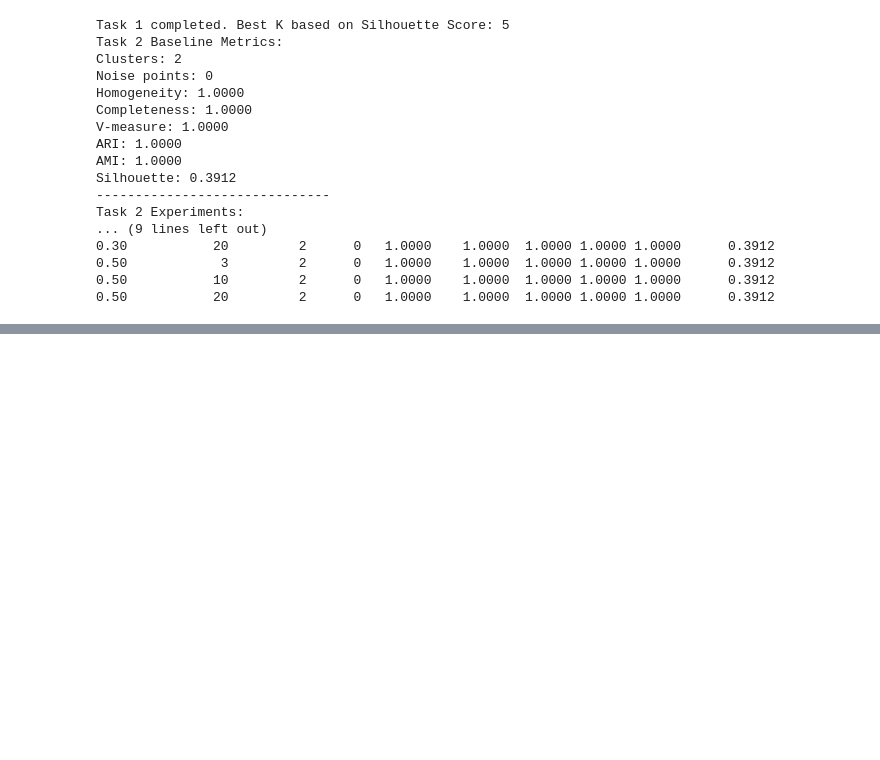
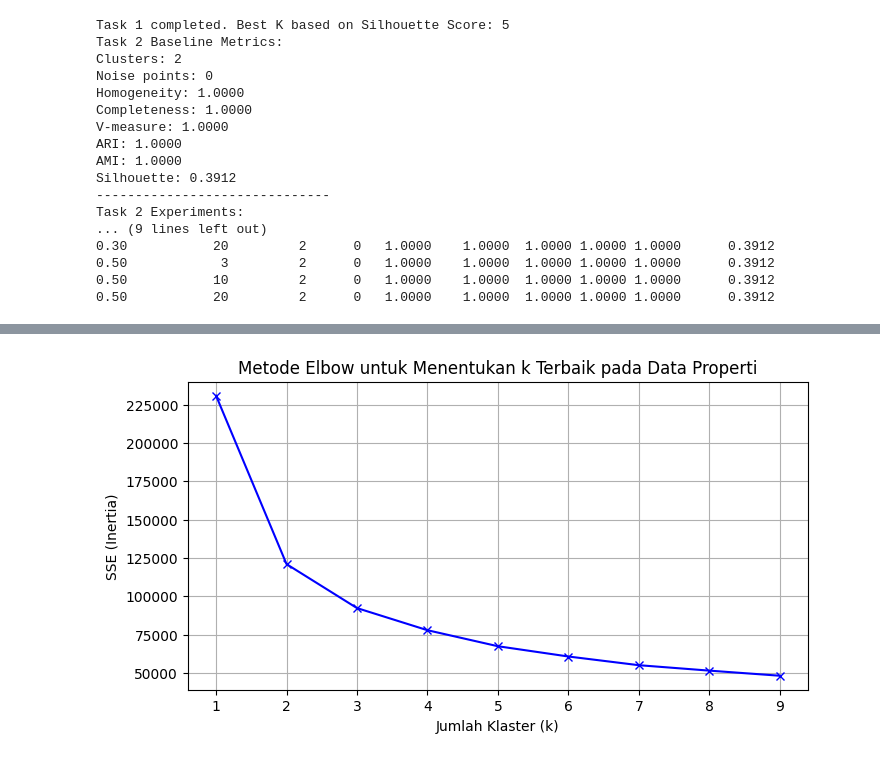
Before and after one commit to m1Febriansyah/244107020199-ML-12, a Jupyter notebook: JS04_Tugas.ipynb, the cells around one changed output, grey strips where cells are left out. Drawn from its saved outputs; the diff is of its cells as text; code cells hidden in the pictures; blank space fills up the shorter version.

```diff
--- a/JS04_Tugas.ipynb
+++ b/JS04_Tugas.ipynb
@@ -163,0 +204,18 @@ Task 2 Experiments:
+# %%
+sse = []
+K = range(1, 10)
+
+for k in K:
+    kmeans = KMeans(n_clusters=k, random_state=42, n_init=10)
+    kmeans.fit(X_scaled)
+    sse.append(kmeans.inertia_)
+
+plt.figure(figsize=(8, 4))
+plt.plot(K, sse, 'bx-')
+plt.xlabel('Jumlah Klaster (k)')
+plt.ylabel('SSE (Inertia)')
+plt.title('Metode Elbow untuk Menentukan k Terbaik pada Data Properti')
+plt.grid(True)
+plt.show()
+# %% [output]
+[figure, added]
```
Also changed, not shown: parts of 7 cells of this notebook.
